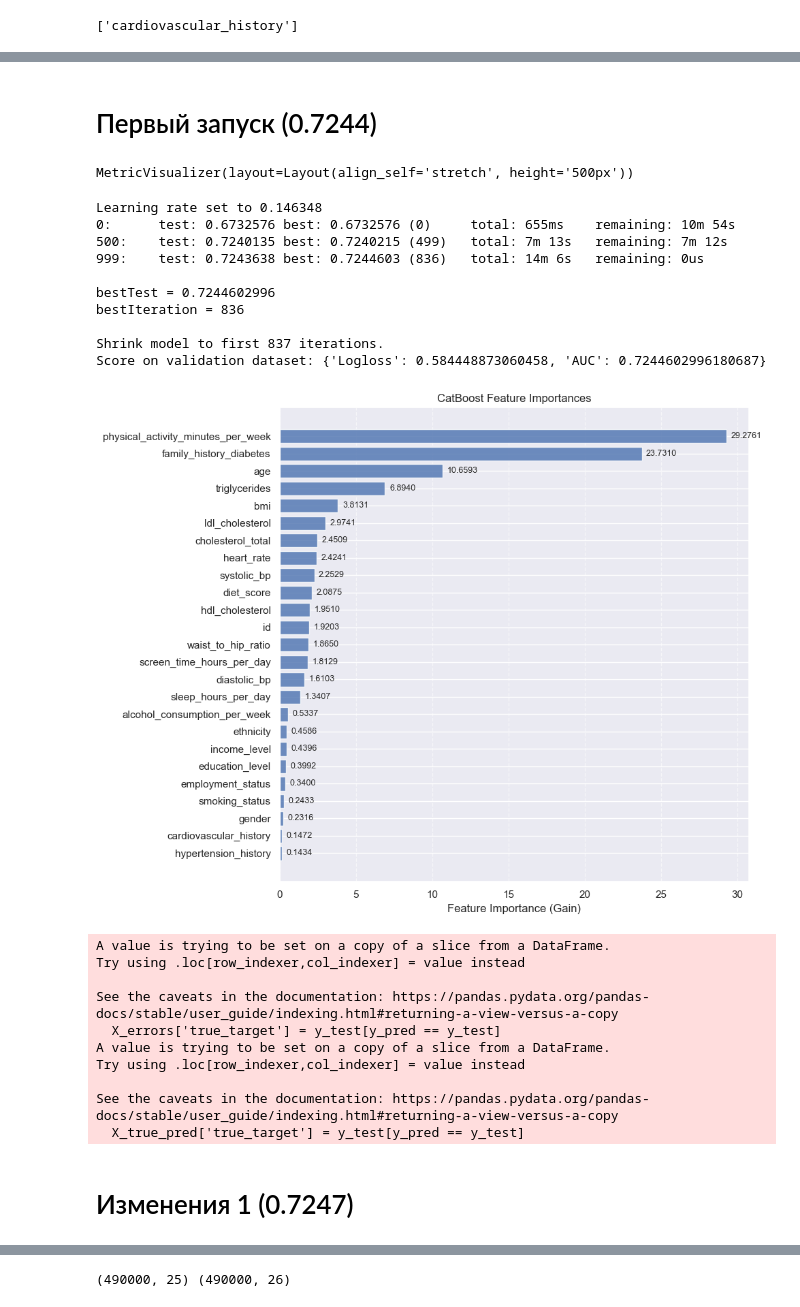
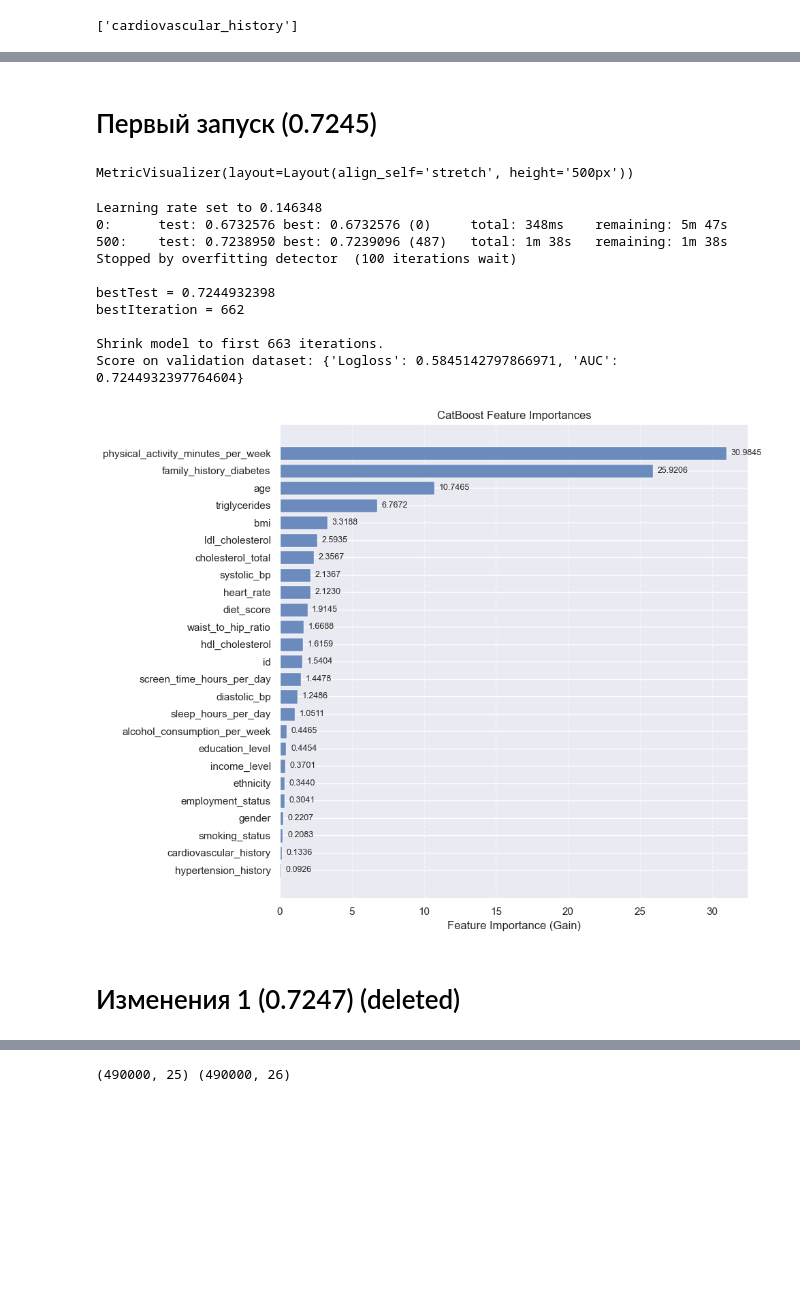
Before and after one commit to s0rryqqq/kaggle_notebooks, a Jupyter notebook: diabet_classification/notebookc0ee87e62e.ipynb, the cells around one changed output, grey strips where cells are left out. Drawn from its saved outputs; the diff is of its cells as text; code cells hidden in the pictures; blank space fills up the shorter version.

```diff
--- a/diabet_classification/notebookc0ee87e62e.ipynb
+++ b/diabet_classification/notebookc0ee87e62e.ipynb
@@ -250,3 +275,35 @@ for col, levels in ordinal_mappings.items():
+# %%
+ordinal_mappings = {
+    "education_level": ["Postgraduate", "Graduate", "Highschool", "No formal"],
+    "income_level": ["High", "Upper-Middle", "Middle", "Lower-Middle", "Low"],
+    "smoking_status": ["Never", "Former", "Current"],
+    "employment_status": ["Employed", "Student", "Retired", "Unemployed"],
+}
+
+# Все датафреймы, которые могут содержать эти столбцы
+dataframes_to_encode = {
+    "X_train": X_train,
+    "X_valid": X_valid,
+    "test_data": test_data,
+}
+
+for name, df in dataframes_to_encode.items():
+    for col, levels in ordinal_mappings.items():
+        if col in df.columns:
+            # Проверка на неожиданные значения
+            unique_vals = set(df[col].dropna().unique())
+            expected_set = set(levels)
+            unexpected = unique_vals - expected_set
+            if unexpected:
+                print(f"⚠️ {name}[{col}]: неизвестные значения — {unexpected}")
+
+            # Безопасное отображение: неизвестные → остаются как NaN
+            mapping_dict = {level: i for i, level in enumerate(levels)}
+            df[col] = df[col].map(mapping_dict)
+
+            # Опционально: если допустимы только известные значения — прервите
+            if df[col].isna().any() and df[col].notna().any():
+                print(f"❗ {name}[{col}]: появились NaN после кодирования")
 # %%
 def constant_feature_detect(data,threshold=0.98):
     """ detect features that show the same value for the
@@ -374,31 +431,21 @@ params = {
     'verbose': False
     }
 # %% [markdown]
-# Первый запуск (0.7244)
+# Первый запуск (0.7245)
 # %%
-_ = modeltraining(X_train,y_train,X_valid,y_valid, cat_cols,params,metric,seed)
+_ = modeltraining(X_train,y_train,X_valid,y_valid,params)
 # %% [output]
 MetricVisualizer(layout=Layout(align_self='stretch', height='500px'))
 Learning rate set to 0.146348
-0:      test: 0.6732576 best: 0.6732576 (0)     total: 655ms    remaining: 10m 54s
-500:    test: 0.7240135 best: 0.7240215 (499)   total: 7m 13s   remaining: 7m 12s
-999:    test: 0.7243638 best: 0.7244603 (836)   total: 14m 6s   remaining: 0us
+0:      test: 0.6732576 best: 0.6732576 (0)     total: 348ms    remaining: 5m 47s
+500:    test: 0.7238950 best: 0.7239096 (487)   total: 1m 38s   remaining: 1m 38s
+Stopped by overfitting detector  (100 iterations wait)
 
-bestTest = 0.7244602996
-bestIteration = 836
+bestTest = 0.7244932398
+bestIteration = 662
 
-Shrink model to first 837 iterations.
-Score on validation dataset: {'Logloss': 0.584448873060458, 'AUC': 0.7244602996180687}
+Shrink model to first 663 iterations.
+Score on validation dataset: {'Logloss': 0.5845142797866971, 'AUC': 0.7244932397764604}
-[figure, old version]
+[figure, new version]
-A value is trying to be set on a copy of a slice from a DataFrame.
-Try using .loc[row_indexer,col_indexer] = value instead
-
-See the caveats in the documentation: https://pandas.pydata.org/pandas-docs/stable/user_guide/indexing.html#returning-a-view-versus-a-copy
-  X_errors['true_target'] = y_test[y_pred == y_test]
-A value is trying to be set on a copy of a slice from a DataFrame.
-Try using .loc[row_indexer,col_indexer] = value instead
-
-See the caveats in the documentation: https://pandas.pydata.org/pandas-docs/stable/user_guide/indexing.html#returning-a-view-versus-a-copy
-  X_true_pred['true_target'] = y_test[y_pred == y_test]
 # %% [markdown]
-# Изменения 1 (0.7247)
+# Изменения 1 (0.7247) (deleted)
```
Also changed, not shown: parts of 33 cells of this notebook.
